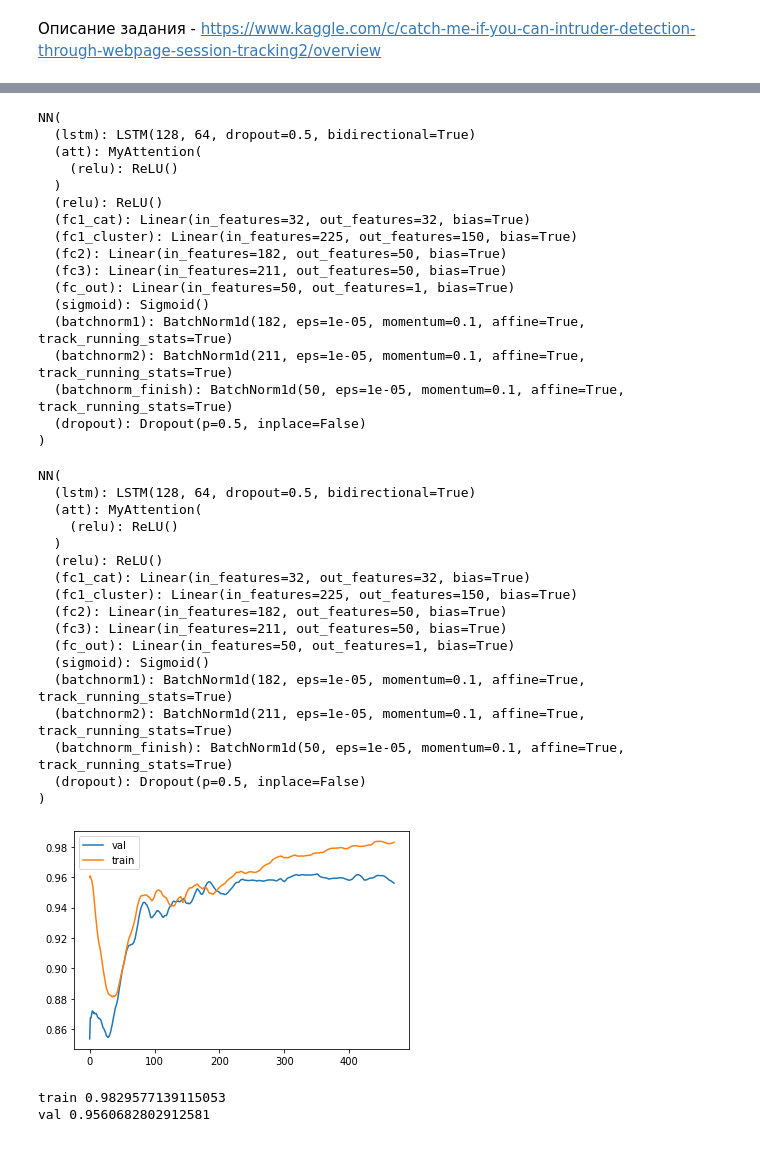
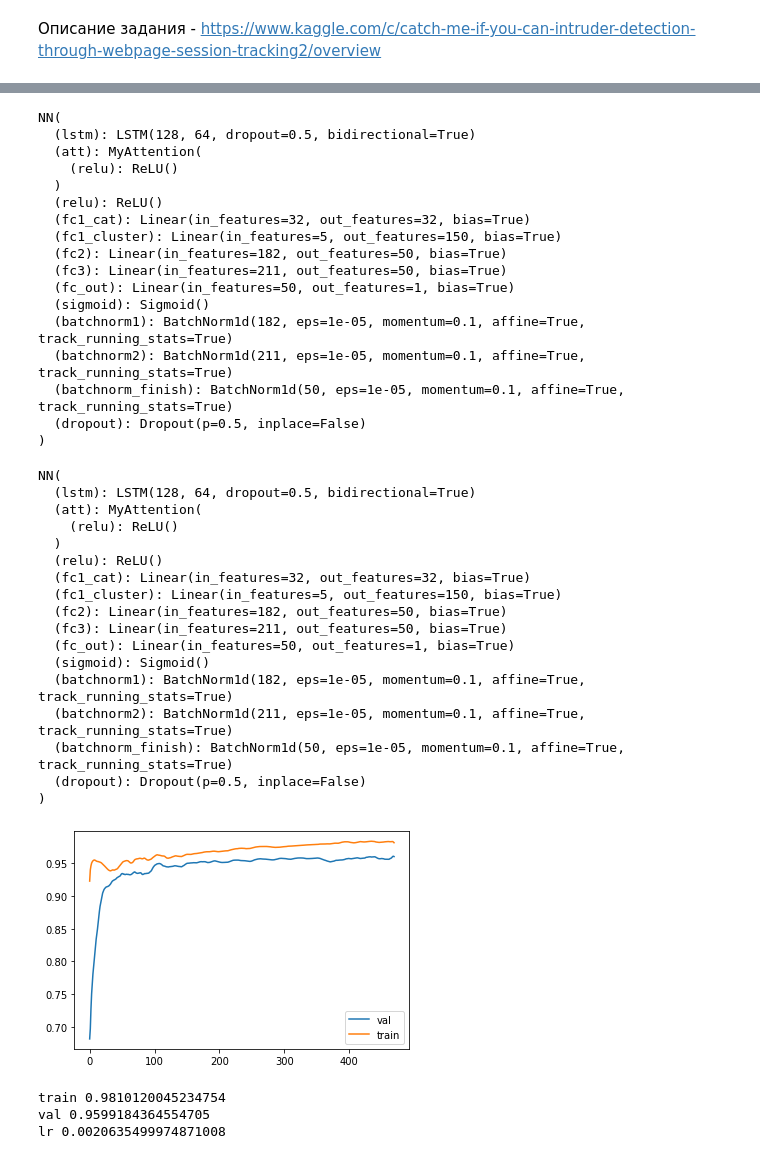
Before and after one commit to Alexey1998-ml/Kaggle-competition, a Jupyter notebook: catch_me.ipynb, the cells around one changed output, grey strips where cells are left out. Saved outputs shown, nothing was run; the diff lists cells and outputs as text; code cells hidden in the pictures.

```diff
--- a/catch_me.ipynb
+++ b/catch_me.ipynb
@@ -156,7 +155,7 @@ class Clastering:
     self.test_size = 0.15
     self.mean_embedding_columns = preparer.mean_embedding_columns
     self.cat_columns = preparer.cat_columns
-    self.range_clustering = range(5, 50, 5)
+    self.range_clustering = range(5, 10, 5)
     self.seed = 42
 
 
@@ -487,7 +470,7 @@ NN(
   )
   (relu): ReLU()
   (fc1_cat): Linear(in_features=32, out_features=32, bias=True)
-  (fc1_cluster): Linear(in_features=225, out_features=150, bias=True)
+  (fc1_cluster): Linear(in_features=5, out_features=150, bias=True)
   (fc2): Linear(in_features=182, out_features=50, bias=True)
   (fc3): Linear(in_features=211, out_features=50, bias=True)
   (fc_out): Linear(in_features=50, out_features=1, bias=True)
@@ -510,7 +493,7 @@ NN(
   )
   (relu): ReLU()
   (fc1_cat): Linear(in_features=32, out_features=32, bias=True)
-  (fc1_cluster): Linear(in_features=225, out_features=150, bias=True)
+  (fc1_cluster): Linear(in_features=5, out_features=150, bias=True)
   (fc2): Linear(in_features=182, out_features=50, bias=True)
   (fc3): Linear(in_features=211, out_features=50, bias=True)
   (fc_out): Linear(in_features=50, out_features=1, bias=True)
@@ -520,46 +503,74 @@ NN(
   (batchnorm_finish): BatchNorm1d(50, eps=1e-05, momentum=0.1, affine=True, track_running_stats=True)
   (dropout): Dropout(p=0.5, inplace=False)
 )
+# %%
+class Scheduler:
+
+  def __init__(self, optimizer, p = 0.05):
+    self.optimizer = optimizer
+    self.p = p
+
+
+  def step(self, board, threshold = 0.9, k_up = 1.2, k_down = 0.99):
+    if board < threshold:
+      k = 1 + (1/ (50 * board))
+    else:
+      rnd = random.random()
+      if rnd < self.p:
+        k = 1.2
+      else:
+        k = 1 - ((1 - board)/5)
+    for idx_group in range(len(self.optimizer.param_groups)):
+      self.optimizer.param_groups[0]['lr'] *= k
+    print(f'k:{k}')
 # %%
-history_train = []
+history_train_loss = []
 history_val = []
 history_train_roc = []
 epochs = 5
 optim = torch.optim.Adam(model.parameters())
 loss_function = nn.BCELoss().to(device)
 trainer.make_batch_for_valuate()
+scheduler = Scheduler(optim)
+lr = []
 
 for epoch in range(epochs):
     for idx, (batch, target) in tqdm_notebook(enumerate(trainer.iterable_minibatches())):
         model.train()
         input_site = torch.FloatTensor(batch['sites']).cuda()
         input_cat = torch.tensor(batch['cat'], dtype=torch.long).float().cuda()
         input_cluster = torch.tensor(batch['cluster'], dtype=torch.long).float().cuda()
         input_linear = torch.tensor(batch['linear'], dtype=torch.long).float().cuda()
         target = torch.tensor(target).float().to(device)
 
         predictions = model(input_site, input_cat, input_cluster, input_linear).float()
         predictions = predictions.view(predictions.size(0))
         loss = loss_function(predictions, target)
 
         loss.backward()
         optim.step()
         optim.zero_grad()
 
 
-        history_train.append(loss.data.cpu().numpy())
+        history_train_loss.append(loss.data.cpu().numpy())
         history_val.append(trainer.roc_auc(model, train = False))
+
+        scheduler.step(board = history_val[-1])
+        lr.append(optim.param_groups[0]['lr'])
+
         history_train_roc.append(trainer.roc_auc(model))
         clear_output(True)
         plt.plot(history_val,label='val')
         plt.plot(history_train_roc, label = 'train')
         plt.legend()
         plt.show()
         if history_val[-1] == np.max(history_val):
           best_model = copy.deepcopy(model)
         print(f'train {history_train_roc[-1]}')
         print(f'val {history_val[-1]}')
+        print(f'lr {lr[-1]}')
 # %% [output]
-[figure, old version]
+[figure, new version]
-train 0.9829577139115053
-val 0.9560682802912581
+train 0.9810120045234754
+val 0.9599184364554705
+lr 0.0020635499974871008
```
Also changed, not shown: parts of 9 cells of this notebook.
